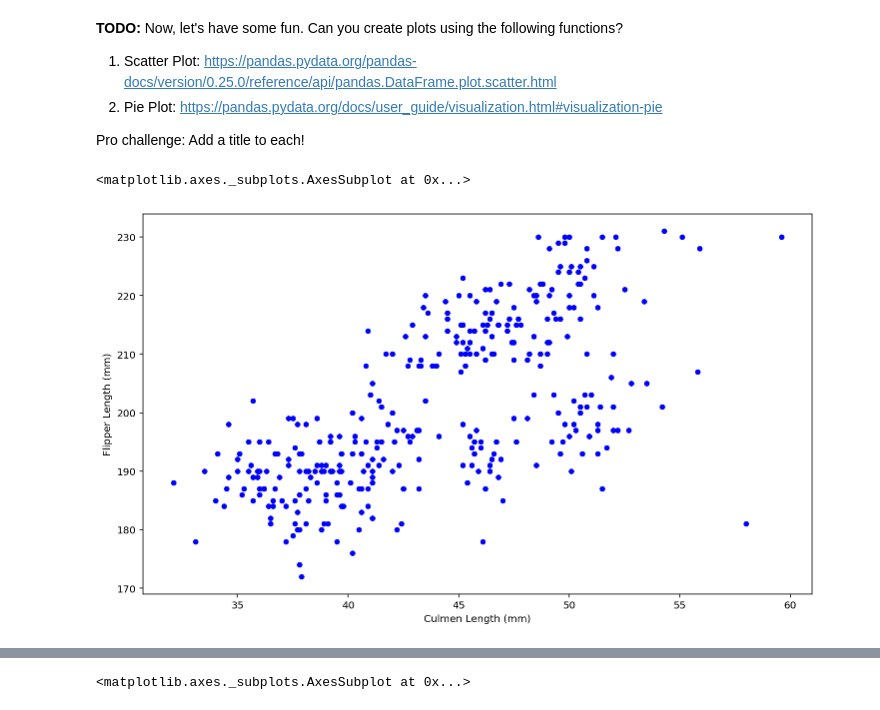
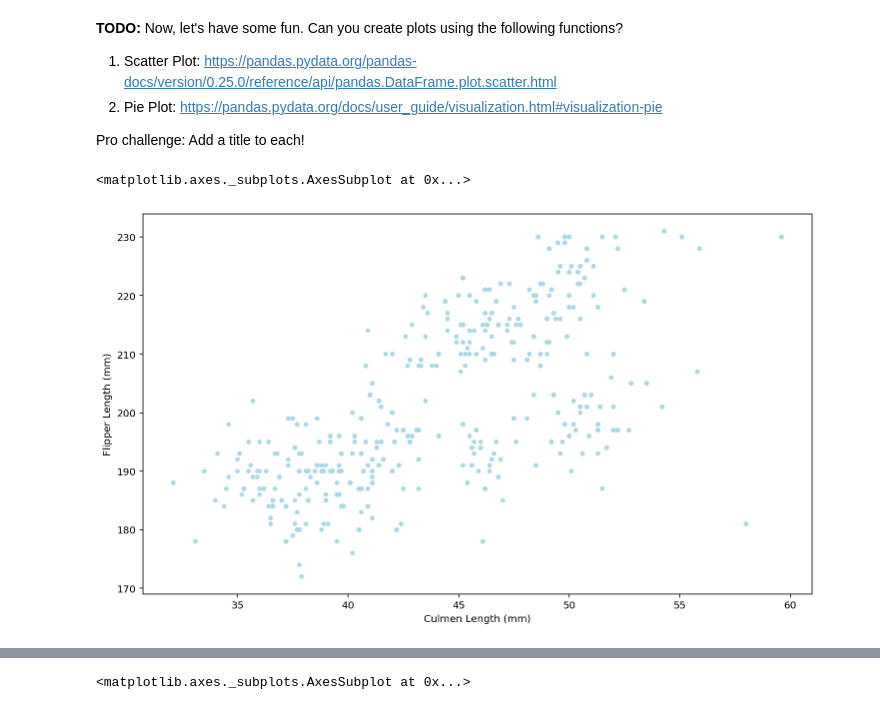
Before and after one commit to gprasad125/SC22-Batch-D-python-enjoyers, a Jupyter notebook: Aavash/week1/EDA_mini_project.ipynb, the cells around one changed output, grey strips where cells are left out. Drawn from its saved outputs; the diff is of its cells as text; code cells hidden in the pictures.

```diff
--- a/Aavash/week1/EDA_mini_project.ipynb
+++ b/Aavash/week1/EDA_mini_project.ipynb
@@ -219,10 +219,10 @@ penguins_dataframe["Culmen Depth (mm)"].hist()
 Pro challenge: Add a title to each!
 # %%
 #Create a scatter here
-penguins_dataframe.plot.scatter(x='Culmen Length (mm)', y='Flipper Length (mm)',c = "Blue")
+penguins_dataframe.plot.scatter(x='Culmen Length (mm)', y='Flipper Length (mm)', c='lightblue', s=(13,15))
 # %% [output]
 <matplotlib.axes._subplots.AxesSubplot at 0x...>
-[figure, old version]
+[figure, new version]
 # %%
 penguins_dataframe.groupby(['Species']).mean()
 # %% [output]
```
Also changed, not shown: parts of 4 cells of this notebook, 22 other files.
